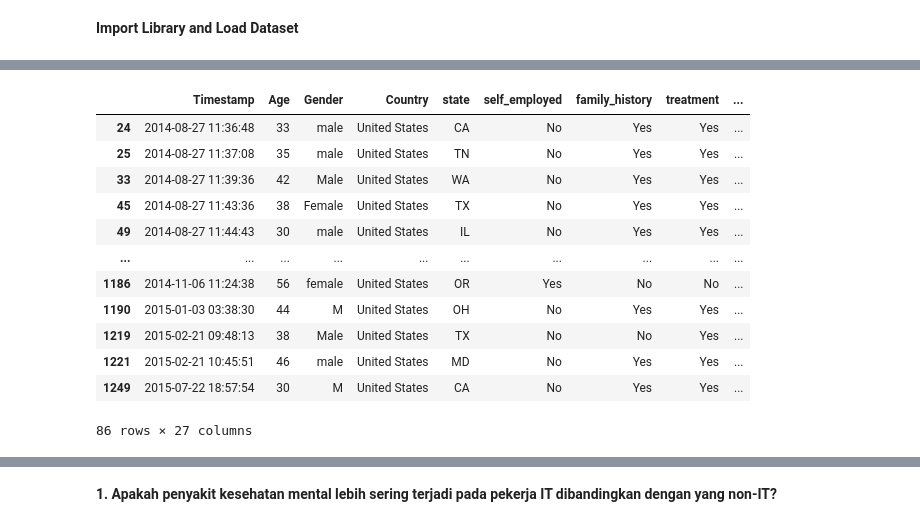
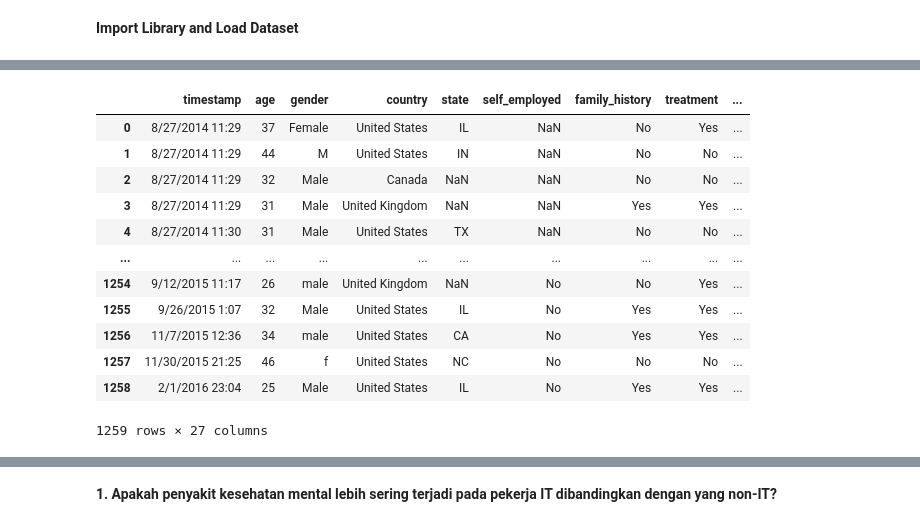
Before and after one commit to moerezapa/Visualisasi-Informasi, a Jupyter notebook: FPVIS_ZapLudia.ipynb, the cells around one changed output, grey strips where cells are left out. Drawn from its saved outputs; the diff is of its cells as text; code cells hidden in the pictures.

```diff
--- a/FPVIS_ZapLudia.ipynb
+++ b/FPVIS_ZapLudia.ipynb
@@ -76,17 +41,0 @@ data_mentalhealth
-# %%
-data_mentalhealth_nonNA = data_mentalhealth.dropna()
-data_mentalhealth_nonNA
-# %% [output]
-|  | Timestamp | Age | Gender | Country | state | self_employed | family_history | treatment | ... |
-| 24 | 2014-08-27 11:36:48 | 33 | male | United States | CA | No | Yes | Yes | ... |
-| 25 | 2014-08-27 11:37:08 | 35 | male | United States | TN | No | Yes | Yes | ... |
-| 33 | 2014-08-27 11:39:36 | 42 | Male | United States | WA | No | Yes | Yes | ... |
-| 45 | 2014-08-27 11:43:36 | 38 | Female | United States | TX | No | Yes | Yes | ... |
-| 49 | 2014-08-27 11:44:43 | 30 | male | United States | IL | No | Yes | Yes | ... |
-| ... | ... | ... | ... | ... | ... | ... | ... | ... | ... |
-| 1186 | 2014-11-06 11:24:38 | 56 | female | United States | OR | Yes | No | No | ... |
-| 1190 | 2015-01-03 03:38:30 | 44 | M | United States | OH | No | Yes | Yes | ... |
-| 1219 | 2015-02-21 09:48:13 | 38 | Male | United States | TX | No | No | Yes | ... |
-| 1221 | 2015-02-21 10:45:51 | 46 | male | United States | MD | No | Yes | Yes | ... |
-| 1249 | 2015-07-22 18:57:54 | 30 | M | United States | CA | No | Yes | Yes | ... |
-86 rows × 27 columns
@@ -95 +42,21 @@ data_mentalhealth_nonNA
+# %%
+data_mentalhealth = pd.read_csv("/content/drive/My Drive/Colab Notebooks/mental.csv")
+data_mentalhealth
+
+# import location dataset
+#data_worldmap = pd.read_csv("https://raw.githubusercontent.com/plotly/datasets/master/2014_world_gdp_with_codes.csv")
+# %% [output]
+|  | timestamp | age | gender | country | state | self_employed | family_history | treatment | ... |
+| 0 | 8/27/2014 11:29 | 37 | Female | United States | IL | NaN | No | Yes | ... |
+| 1 | 8/27/2014 11:29 | 44 | M | United States | IN | NaN | No | No | ... |
+| 2 | 8/27/2014 11:29 | 32 | Male | Canada | NaN | NaN | No | No | ... |
+| 3 | 8/27/2014 11:29 | 31 | Male | United Kingdom | NaN | NaN | Yes | Yes | ... |
+| 4 | 8/27/2014 11:30 | 31 | Male | United States | TX | NaN | No | No | ... |
+| ... | ... | ... | ... | ... | ... | ... | ... | ... | ... |
+| 1254 | 9/12/2015 11:17 | 26 | male | United Kingdom | NaN | No | No | Yes | ... |
+| 1255 | 9/26/2015 1:07 | 32 | Male | United States | IL | No | Yes | Yes | ... |
+| 1256 | 11/7/2015 12:36 | 34 | male | United States | CA | No | Yes | Yes | ... |
+| 1257 | 11/30/2015 21:25 | 46 | f | United States | NC | No | No | No | ... |
+| 1258 | 2/1/2016 23:04 | 25 | Male | United States | IL | No | Yes | Yes | ... |
+1259 rows × 27 columns
 # %%
```
Also changed, not shown: parts of 43 cells of this notebook.
